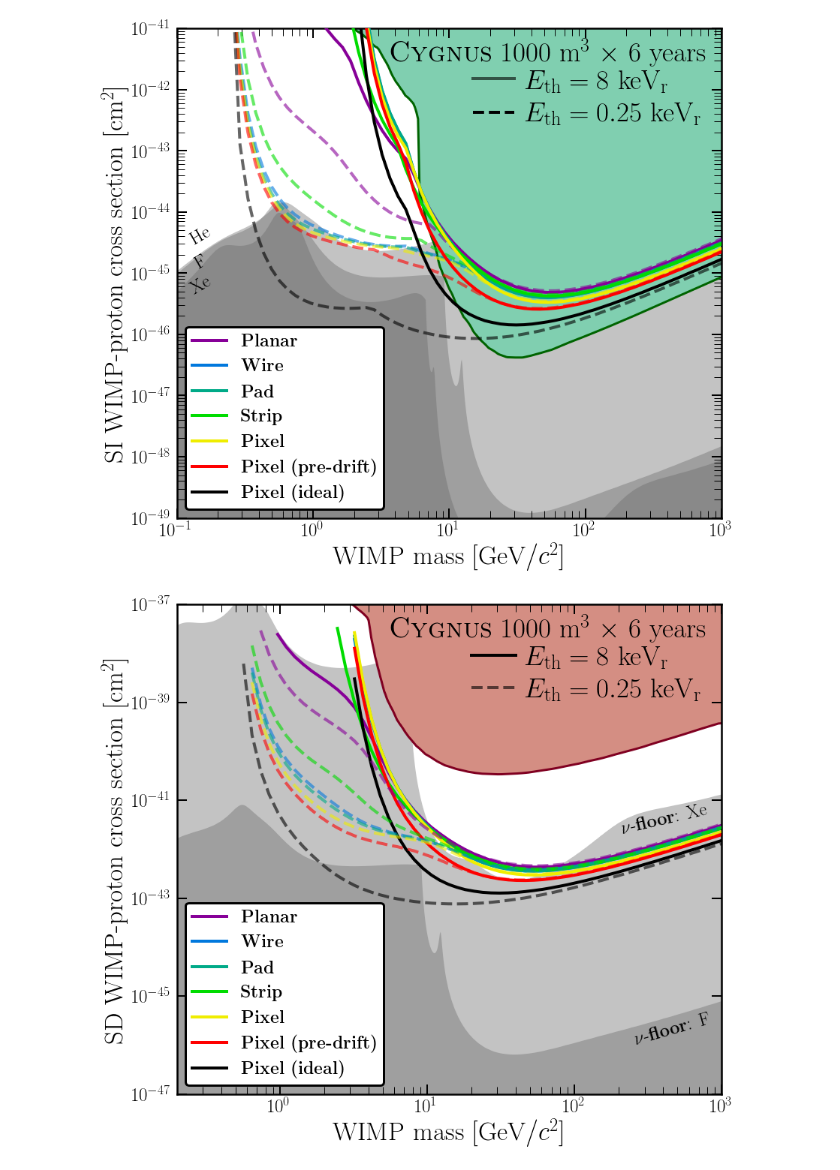
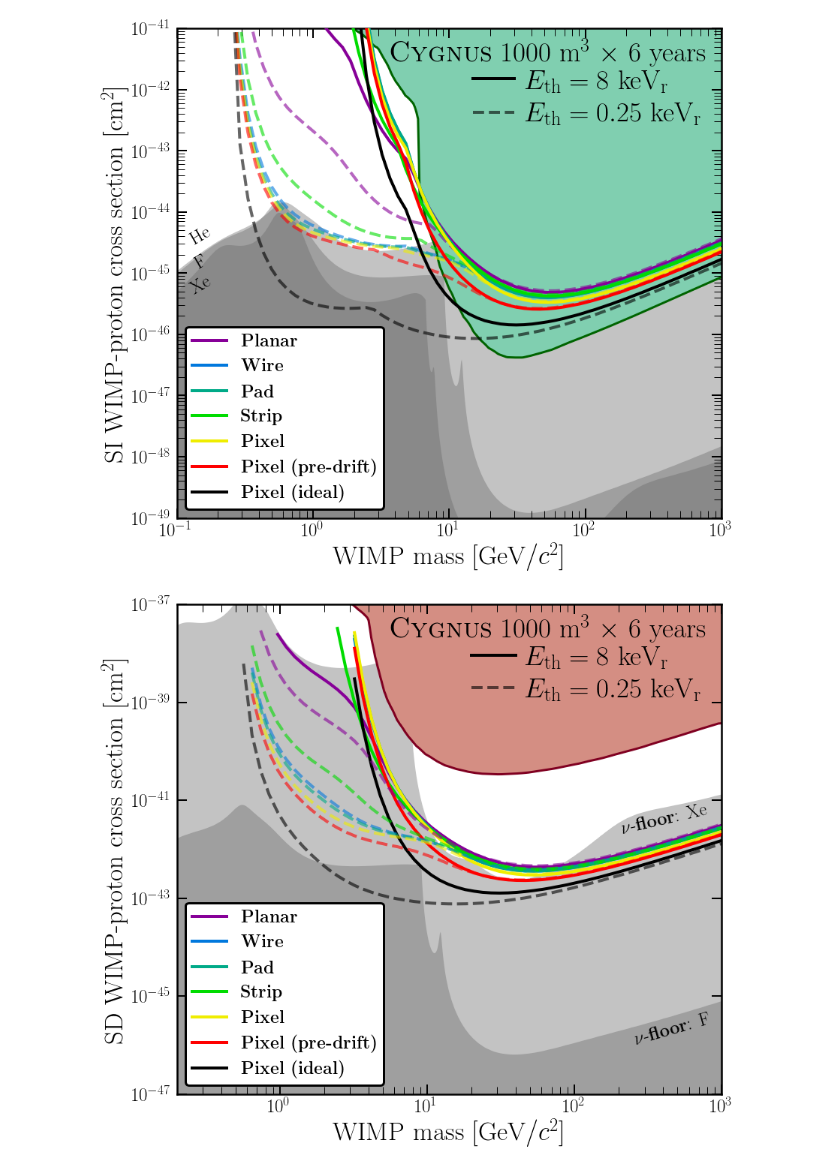
Before and after one commit to cajohare/CYGNUS, a Jupyter notebook: python/Plot_LimitsReadoutComparison.ipynb, the cells around one changed output. Cells and saved outputs as stored; diff of their text form; code cells hidden in the pictures.

```diff
--- a/python/Plot_LimitsReadoutComparison.ipynb
+++ b/python/Plot_LimitsReadoutComparison.ipynb
@@ -42,36 +42,36 @@ for i in range(0,nro):
     m_all1[i,:],data_all1_SD[i,:] = getlimSD(Vstr,fname[i]+'_minth',C_F,maxy)
 data_all1[isnan(data_all1)] = 1.0e-40
 data_all[isnan(data_all)] = 1.0e-39
 
 labs = array(['Planar','Wire','Pad','Strip','Pixel','Pixel (pre-drift)','Pixel (ideal)'])
 
 # SI
 alph = 0.6
 fig,ax = MakeLimitPlot_SI(Collected=True,xmin=0.1,xmax=1.0e3,ymin=1.0e-49,ymax=1.0e-41)
 #plt.text(0.12,7e-45,r"$\nu$-{\bf floor}",fontsize=25,rotation=30,color="k")
 plt.text(0.12,3e-45,r"He",fontsize=25,rotation=30,color="k")
 plt.text(0.13,1.2e-45,r"F",fontsize=25,rotation=30,color="k")
 plt.text(0.12,4.5e-46,r"Xe",fontsize=25,rotation=30,color="k")
 col = cm.nipy_spectral(linspace(0.1,1,nro))
 col[-1,:] = [0,0,0,1]
 for i in range(0,nro):
     #plt.fill_between(m_all[i,:],data_all[i,:]/RS,y2=data_all1[i,:]/RS,color=col[i,:],alpha=0.1,lw=0.01,zorder=10-i)
     plt.loglog(m_all[i,:],data_all[i,:]/RS,'-',color=col[i,:],linewidth=4,label=r"{\bf "+labs[i]+"}",zorder=10)
     plt.loglog(m_all[i,:],data_all1[i,:]/RS,'--',color=col[i,:],linewidth=4,zorder=10,alpha=alph)
 
     leg1 = plt.legend(loc='lower left',fontsize=23,frameon=True,framealpha=1)
 leg1.get_frame().set_linewidth(3)
 leg1.get_frame().set_edgecolor("k")
 plt.gcf().text(0.88,0.83,r"{\sc Cygnus} "+Vstr+r" m$^3$ $\times$ 6 years",fontsize=37,color='k',horizontalalignment='right')
 plt.gcf().text(0.62,0.78,r"$E_{\rm th} = 8$ keV$_{\rm r}$",fontsize=37,color='k',horizontalalignment='left')
 plt.gcf().text(0.62,0.73,r"$E_{\rm th} = 0.25$ keV$_{\rm r}$",fontsize=37,color='k',horizontalalignment='left')
-plt.plot([15,30],[4.2e-43,4.2e-43],'k--',lw=4)
-plt.plot([15,30],[1.5e-42,1.5e-42],'k-',lw=4,alpha=alph)
+plt.plot([15,30],[4.2e-43,4.2e-43],'k--',lw=4,alpha=alph)
+plt.plot([15,30],[1.5e-42,1.5e-42],'k-',lw=4)
 
 plt.show()
 fig.savefig('../plots/CYGNUS'+Vstr+'-readouts-SI.pdf',bbox_inches='tight')
 # %% [output]
-[figure, old version]
+[figure, new version]
 # %%
 #### SD
 fig,ax = MakeLimitPlot_SD(Collected=True,xmin=0.2,xmax=1.0e3,ymax=1.0e-37,ymin=1.0e-47)
```
Also changed, not shown: 24 other files.
